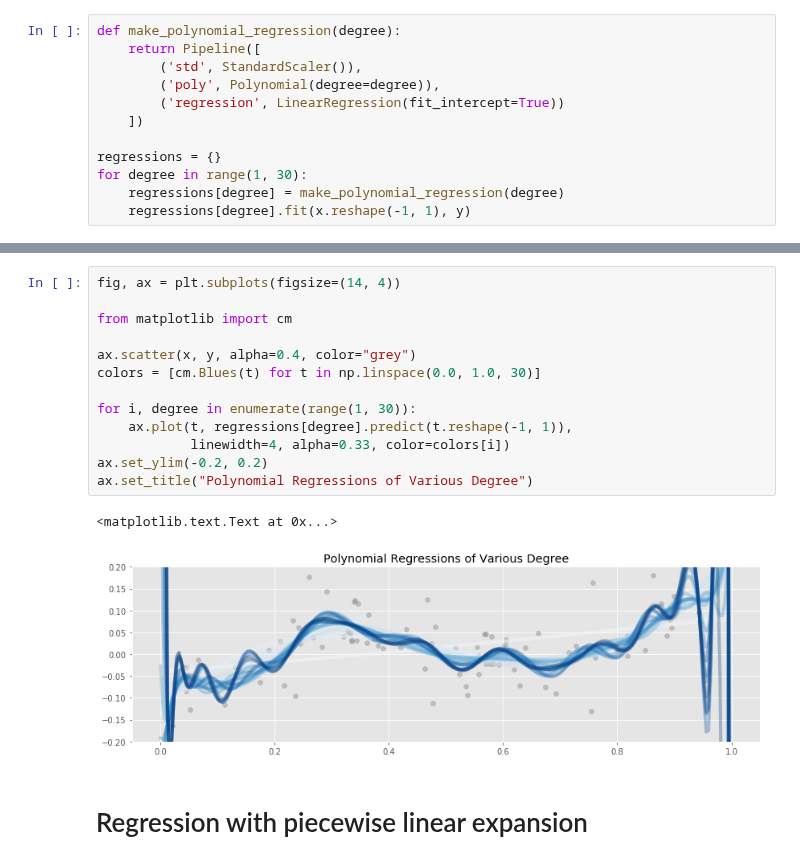
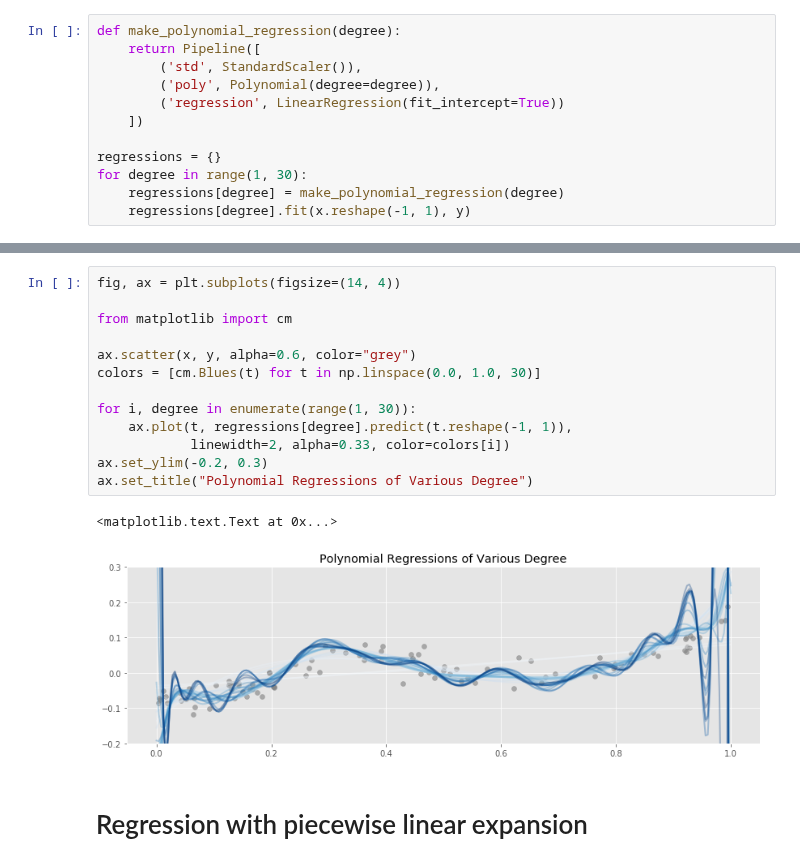
Before and after one commit to madrury/basis-expansions, a Jupyter notebook: basis-expansion-regressions.ipynb, the cells around one changed output, grey strips where cells are left out. Drawn from its saved outputs; the diff is of its cells as text.

```diff
--- a/basis-expansion-regressions.ipynb
+++ b/basis-expansion-regressions.ipynb
@@ -86,19 +86,19 @@ fig.tight_layout()
 # %%
 fig, ax = plt.subplots(figsize=(14, 4))
 
 from matplotlib import cm
 
-ax.scatter(x, y, alpha=0.4, color="grey")
+ax.scatter(x, y, alpha=0.6, color="grey")
 colors = [cm.Blues(t) for t in np.linspace(0.0, 1.0, 30)]
 
 for i, degree in enumerate(range(1, 30)):
     ax.plot(t, regressions[degree].predict(t.reshape(-1, 1)),
-            linewidth=4, alpha=0.33, color=colors[i])
-ax.set_ylim(-0.2, 0.2)
+            linewidth=2, alpha=0.33, color=colors[i])
+ax.set_ylim(-0.2, 0.3)
 ax.set_title("Polynomial Regressions of Various Degree")
 # %% [output]
 <matplotlib.text.Text at 0x...>
-[figure, old version]
+[figure, new version]
 # %% [markdown]
 # Regression with piecewise linear expansion
 # %%
```
Also changed, not shown: parts of 2 cells of this notebook, 1 other file.
